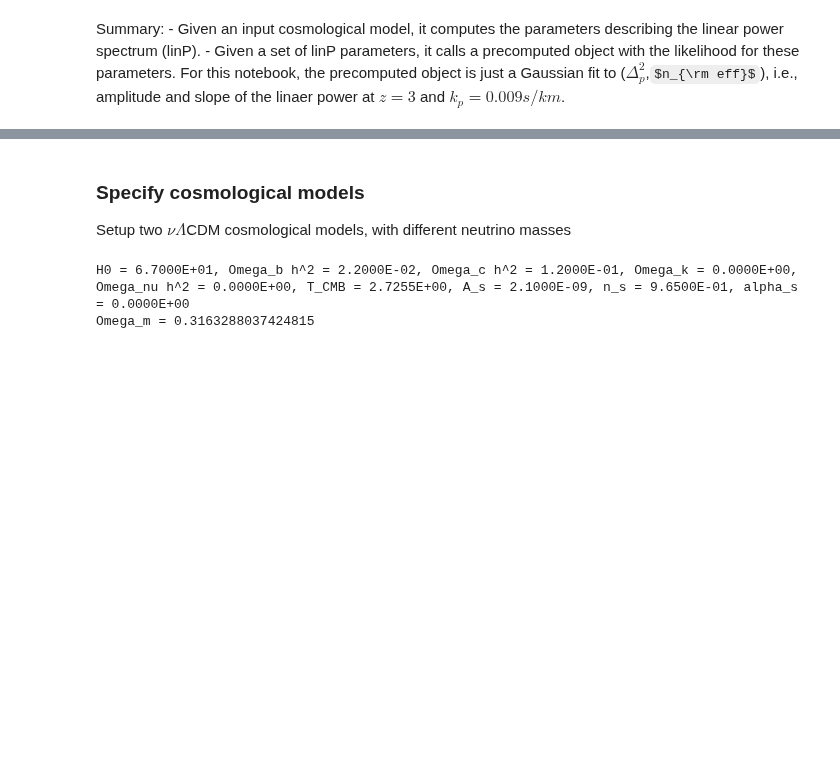
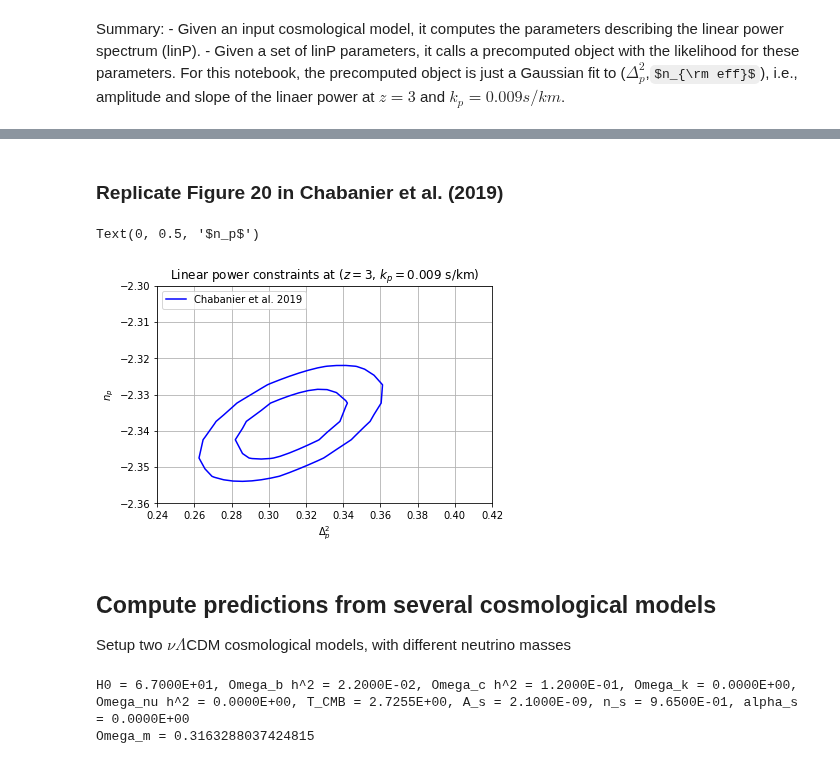
Before and after one commit to igmhub/cup1d, a Jupyter notebook: notebooks/test_marg_lya_like.ipynb, the cells around one changed output, grey strips where cells are left out. Drawn from its saved outputs; the diff is of its cells as text; code cells hidden in the pictures; some formulas as TeX source; blank space fills up the shorter version.

Commit message:
updated notebook on cosmo params

```diff
--- a/notebooks/test_marg_lya_like.ipynb
+++ b/notebooks/test_marg_lya_like.ipynb
@@ -23,5 +53,21 @@ from cosmology import fit_linP
+# %% [markdown]
+### Replicate Figure 20 in Chabanier et al. (2019)
+# %%
+plt.contour(DL2_grid,neff_grid,chi2_Chabanier2019,levels=thresholds[:2],colors='blue')
+# hack to get legend entry for contours above
+plt.axhline(y=0.8,color='blue',label='Chabanier et al. 2019')
+plt.xlim(0.24,0.42)
+plt.ylim(-2.36,-2.3)
+plt.grid()
+plt.legend(loc=2)
+plt.title(r'Linear power constraints at ($z=3$, $k_p=0.009$ s/km)')
+plt.xlabel(r'$\Delta_p^2$')
+plt.ylabel(r'$n_p$')
+# %% [output]
+Text(0, 0.5, '$n_p$')
+[figure, added]
 # %% [markdown]
-### Specify cosmological models
+## Compute predictions from several cosmological models
 
 Setup two $\nu\Lambda$CDM cosmological models, with different neutrino masses
 # %%
```
Also changed, not shown: parts of 6 cells of this notebook.
